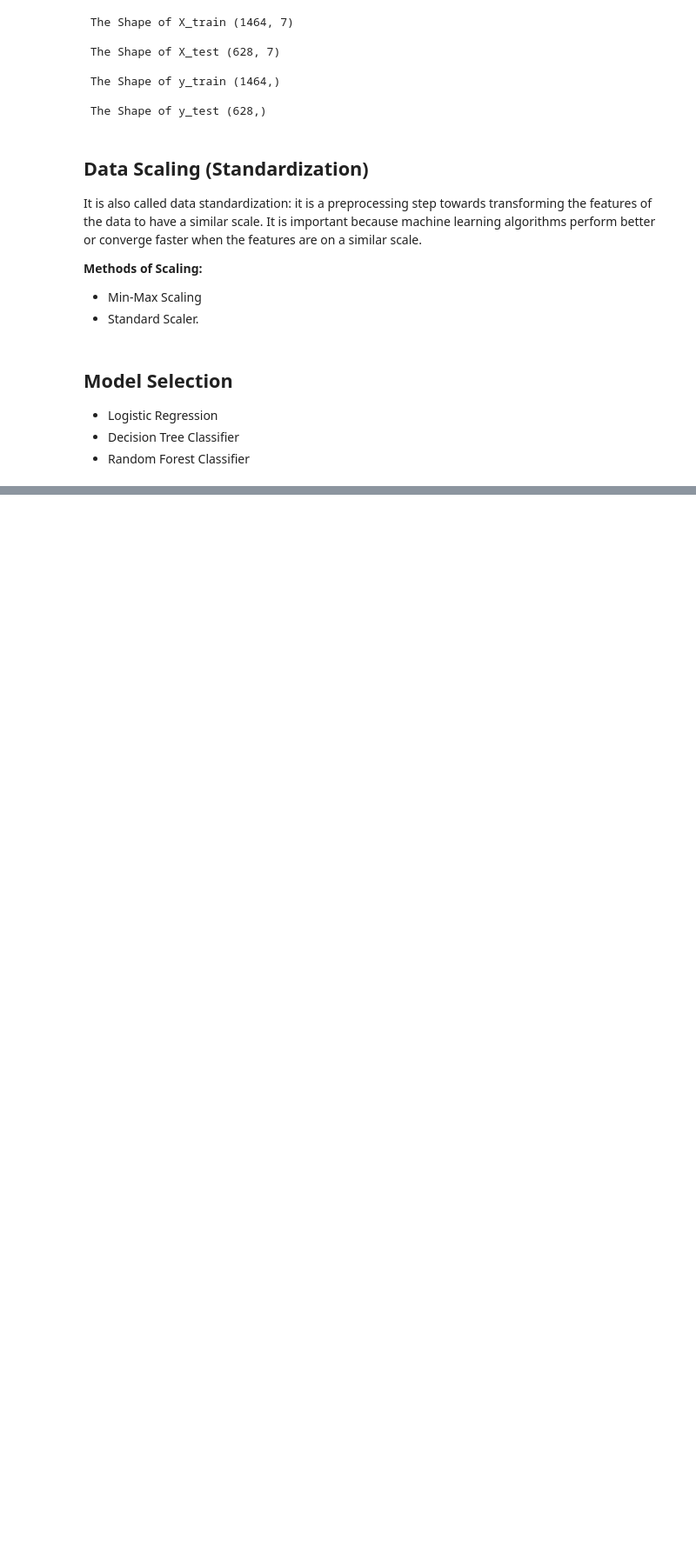
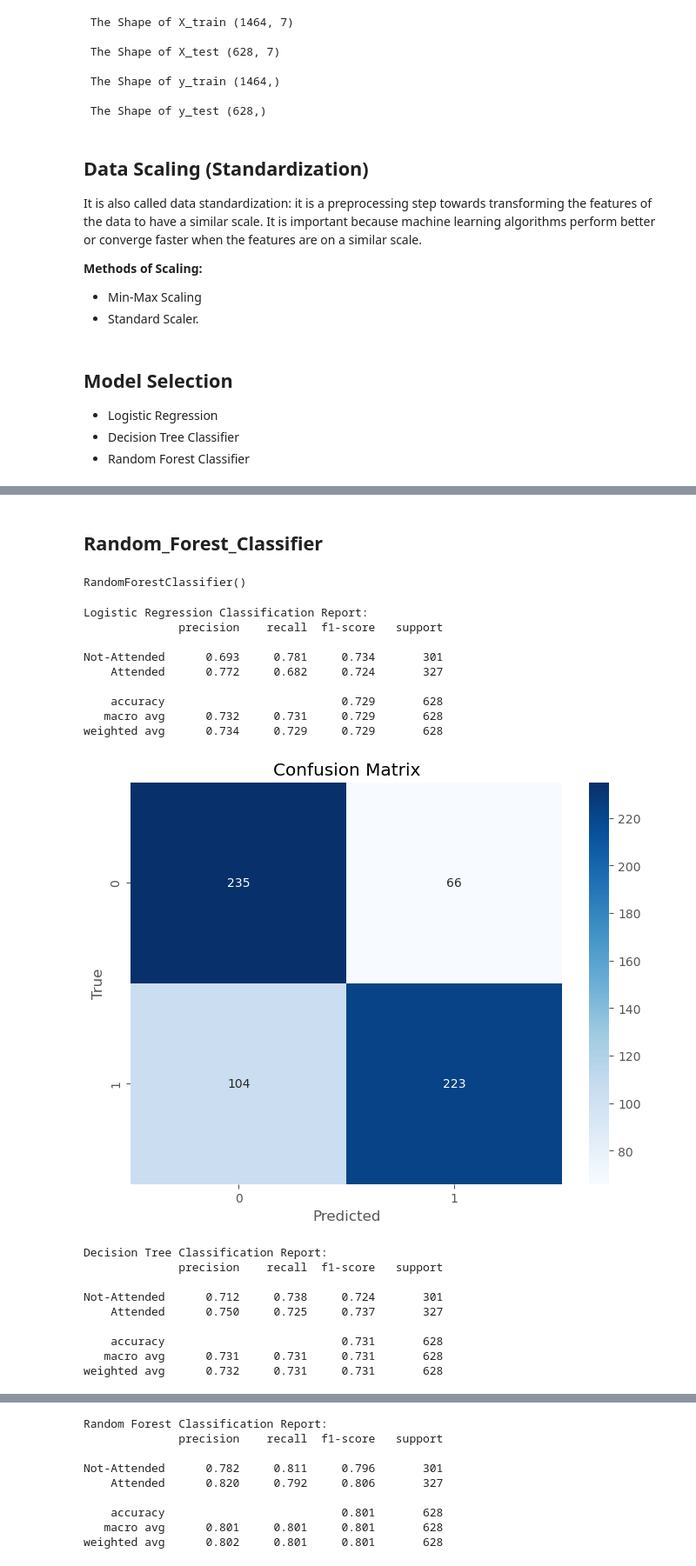
Before and after one commit to LoveRedemption/Fitness-class, a Jupyter notebook: Fitness Class EdA.ipynb, the cells around one changed output, grey strips where cells are left out. Shown at 87% size. Cells and saved outputs as stored; diff of their text form; code cells hidden in the pictures; blank space fills up the shorter version.

```diff
--- a/Fitness Class EdA.ipynb
+++ b/Fitness Class EdA.ipynb
@@ -715,0 +673,3 @@ from sklearn.model_selection import cross_val_score, cross_val_predict
+# %%
+lr_model = LogisticRegression()
+lr_model.fit(X_train_scaled, y_train)
@@ -715,0 +680,3 @@ from sklearn.model_selection import cross_val_score, cross_val_predict
+# %%
+dc_model = DecisionTreeClassifier()
+dc_model.fit(X_train_scaled, y_train)
@@ -715,0 +685,50 @@ from sklearn.model_selection import cross_val_score, cross_val_predict
+# %% [markdown]
+## **Random_Forest_Classifier**
+# %%
+rf_model = RandomForestClassifier()
+rf_model.fit(X_train_scaled, y_train)
+# %% [output]
+RandomForestClassifier()
+# %%
+from sklearn.metrics import classification_report, confusion_matrix
+
+# Assuming models are defined and trained elsewhere in your script
+models = [lr_model, dc_model, rf_model]
+model_names = ['Logistic Regression', 'Decision Tree', 'Random Forest']
+labels = ['Not-Attended', 'Attended']
+
+def plot_confusion_matrix(y_test, y_pred, labels, title='Confusion Matrix'):
+    cm = confusion_matrix(y_test, y_pred, labels=[0, 1])
+    plt.figure(figsize=(8, 6))
+    sns.heatmap(cm, annot=True, fmt='d', cmap='Blues', xticklabels=labels, yticklabels=labels)
+    plt.xlabel('Predicted')
+    plt.ylabel('True')
+    plt.title(title)
+    plt.show()
+
+for i, model in enumerate(models):
+    y_pred = model.predict(X_test_scaled)  # Ensure X_test_scaled is correctly processed
+    report = classification_report(y_test, y_pred, target_names=labels, digits=3)
+    print(f'{model_names[i]} Classification Report: \n{report}')
+     # plot the confusion matrix
+    plot_confusion_matrix(y_test, y_pred, labels=[0, 1])
+# %% [output]
+Logistic Regression Classification Report:
+              precision    recall  f1-score   support
+
+Not-Attended      0.693     0.781     0.734       301
+    Attended      0.772     0.682     0.724       327
+
+    accuracy                          0.729       628
+   macro avg      0.732     0.731     0.729       628
+weighted avg      0.734     0.729     0.729       628
+[figure, added]
+Decision Tree Classification Report:
+              precision    recall  f1-score   support
+
+Not-Attended      0.712     0.738     0.724       301
+    Attended      0.750     0.725     0.737       327
+
+    accuracy                          0.731       628
+   macro avg      0.731     0.731     0.731       628
+weighted avg      0.732     0.731     0.731       628
@@ -715,0 +736,9 @@ from sklearn.model_selection import cross_val_score, cross_val_predict
+Random Forest Classification Report:
+              precision    recall  f1-score   support
+
+Not-Attended      0.782     0.811     0.796       301
+    Attended      0.820     0.792     0.806       327
+
+    accuracy                          0.801       628
+   macro avg      0.801     0.801     0.801       628
+weighted avg      0.802     0.801     0.801       628
```
Also changed, not shown: parts of 6 cells of this notebook.
